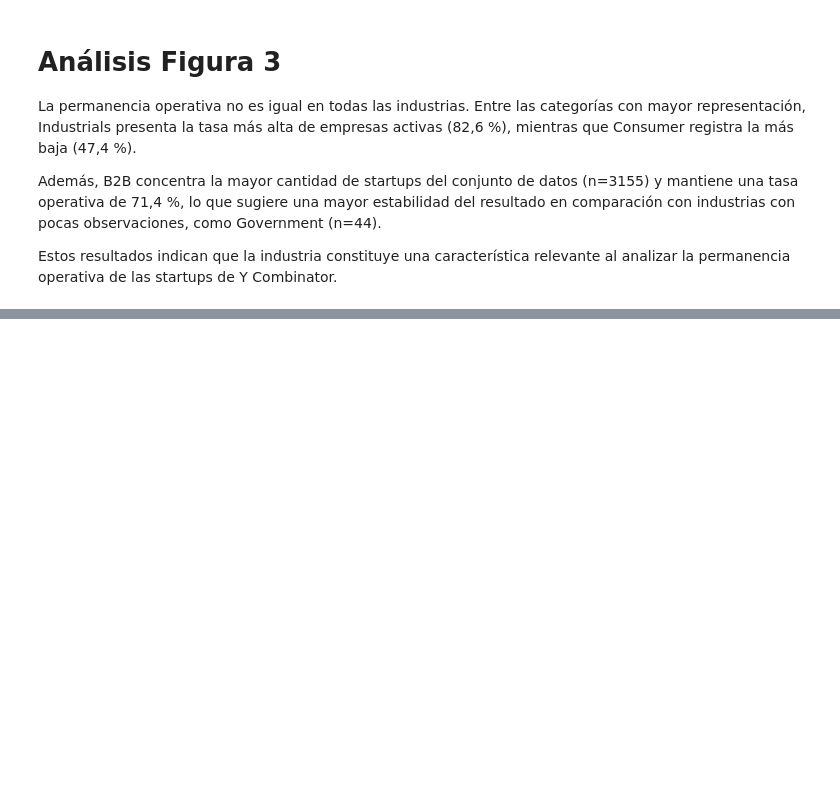
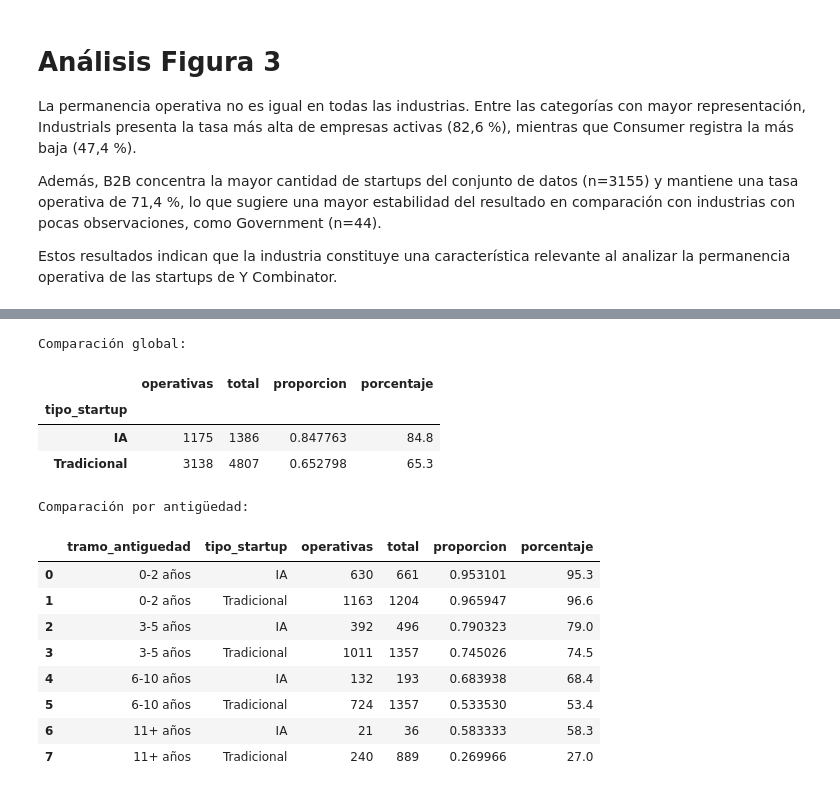
Before and after one commit to DanielCas7illo/U-Andres-Bello, a Jupyter notebook: F4/F4_AnálisisyResultados.ipynb, the cells around one changed output, grey strips where cells are left out. Saved outputs shown, nothing was run; the diff lists cells and outputs as text; code cells hidden in the pictures; blank space fills up the shorter version.

```diff
--- a/F4/F4_AnálisisyResultados.ipynb
+++ b/F4/F4_AnálisisyResultados.ipynb
@@ -624,0 +666,57 @@ Finalmente, los resultados permiten identificar patrones relevantes dentro del e
+# %%
+# Comparación global o bruta
+comparacion_global = (
+    df
+    .groupby("tipo_startup")["is_operating"]
+    .agg(
+        operativas="sum",
+        total="size",
+        proporcion="mean"
+    )
+)
+
+comparacion_global["porcentaje"] = (
+    comparacion_global["proporcion"] * 100
+).round(1)
+
+print("Comparación global:")
+display(comparacion_global)
+
+
+# Comparación controlando por antigüedad
+comparacion_por_antiguedad = (
+    df
+    .groupby(
+        ["tramo_antiguedad", "tipo_startup"],
+        observed=True
+    )["is_operating"]
+    .agg(
+        operativas="sum",
+        total="size",
+        proporcion="mean"
+    )
+    .reset_index()
+)
+
+comparacion_por_antiguedad["porcentaje"] = (
+    comparacion_por_antiguedad["proporcion"] * 100
+).round(1)
+
+print("\nComparación por antigüedad:")
+display(comparacion_por_antiguedad)
+# %% [output]
+Comparación global:
+|  | operativas | total | proporcion | porcentaje |
+| tipo_startup |  |  |  |  |
+| IA | 1175 | 1386 | 0.847763 | 84.8 |
+| Tradicional | 3138 | 4807 | 0.652798 | 65.3 |
+Comparación por antigüedad:
+|  | tramo_antiguedad | tipo_startup | operativas | total | proporcion | porcentaje |
+| 0 | 0-2 años | IA | 630 | 661 | 0.953101 | 95.3 |
+| 1 | 0-2 años | Tradicional | 1163 | 1204 | 0.965947 | 96.6 |
+| 2 | 3-5 años | IA | 392 | 496 | 0.790323 | 79.0 |
+| 3 | 3-5 años | Tradicional | 1011 | 1357 | 0.745026 | 74.5 |
+| 4 | 6-10 años | IA | 132 | 193 | 0.683938 | 68.4 |
+| 5 | 6-10 años | Tradicional | 724 | 1357 | 0.533530 | 53.4 |
+| 6 | 11+ años | IA | 21 | 36 | 0.583333 | 58.3 |
+| 7 | 11+ años | Tradicional | 240 | 889 | 0.269966 | 27.0 |
```
Also changed, not shown: parts of 30 cells of this notebook, 4 other files.
